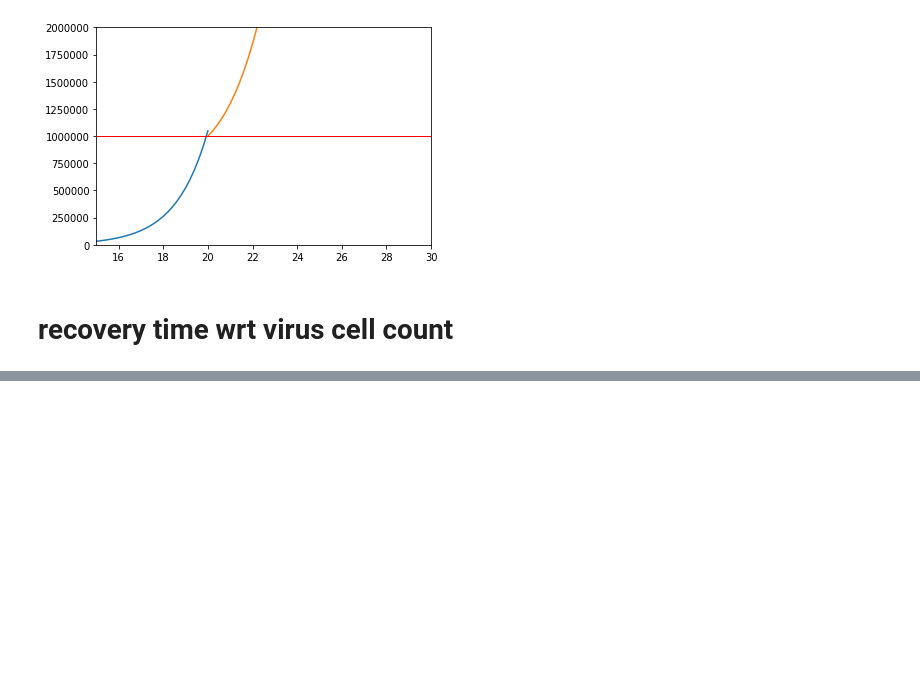
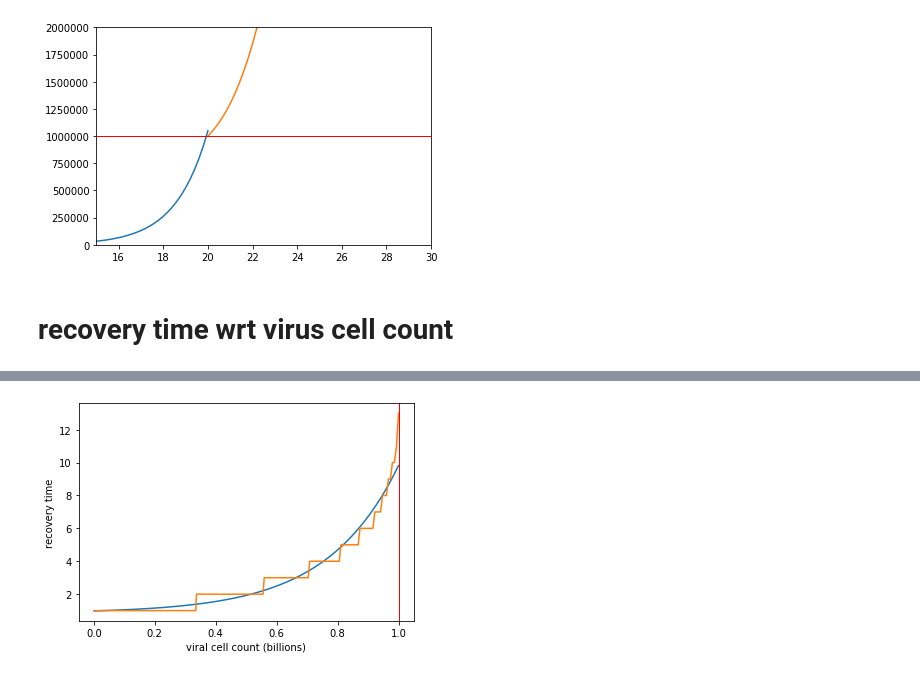
Before and after one commit to GabrielAkers/MATH4194-HantaVirus, a Jupyter notebook: HantaVirus_exploration.ipynb, the cells around one changed output, grey strips where cells are left out. Cells and saved outputs as stored; diff of their text form; code cells hidden in the pictures; blank space fills up the shorter version.

```diff
--- a/HantaVirus_exploration.ipynb
+++ b/HantaVirus_exploration.ipynb
@@ -77,0 +109,10 @@ plt.show()
+# %%
+plt.plot(x, exp_func(x, *popt))
+plt.plot(count_array_normed, times_array)
+plt.axvline(x=1, linewidth=1, color='r')
+plt.xlabel('viral cell count (billions)')
+plt.ylabel('recovery time')
+plt.savefig('recov_time_v_virus_smooth.png')
+plt.show()
+# %% [output]
+[figure, added]
```
Also changed, not shown: parts of 9 cells of this notebook.
